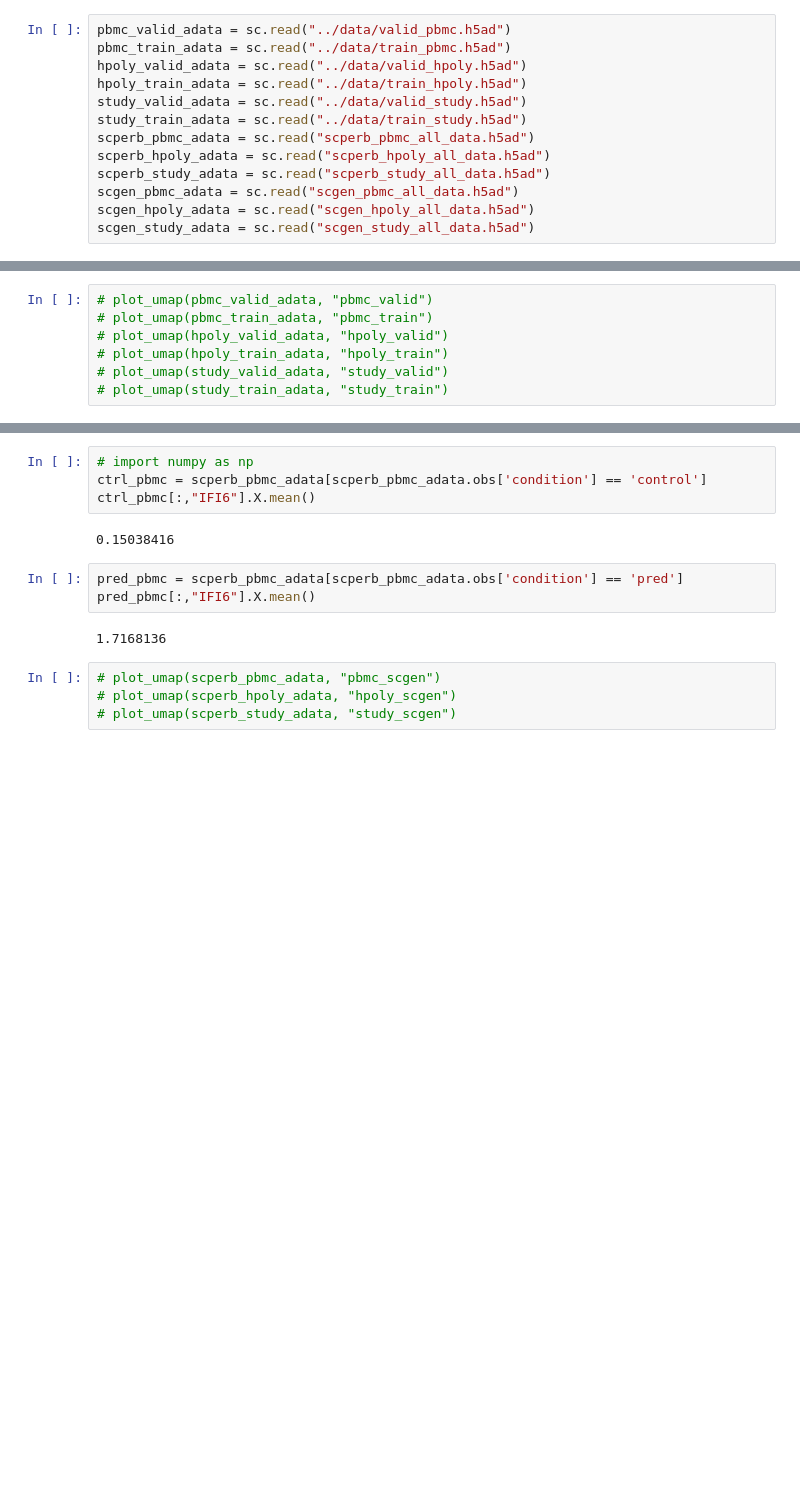
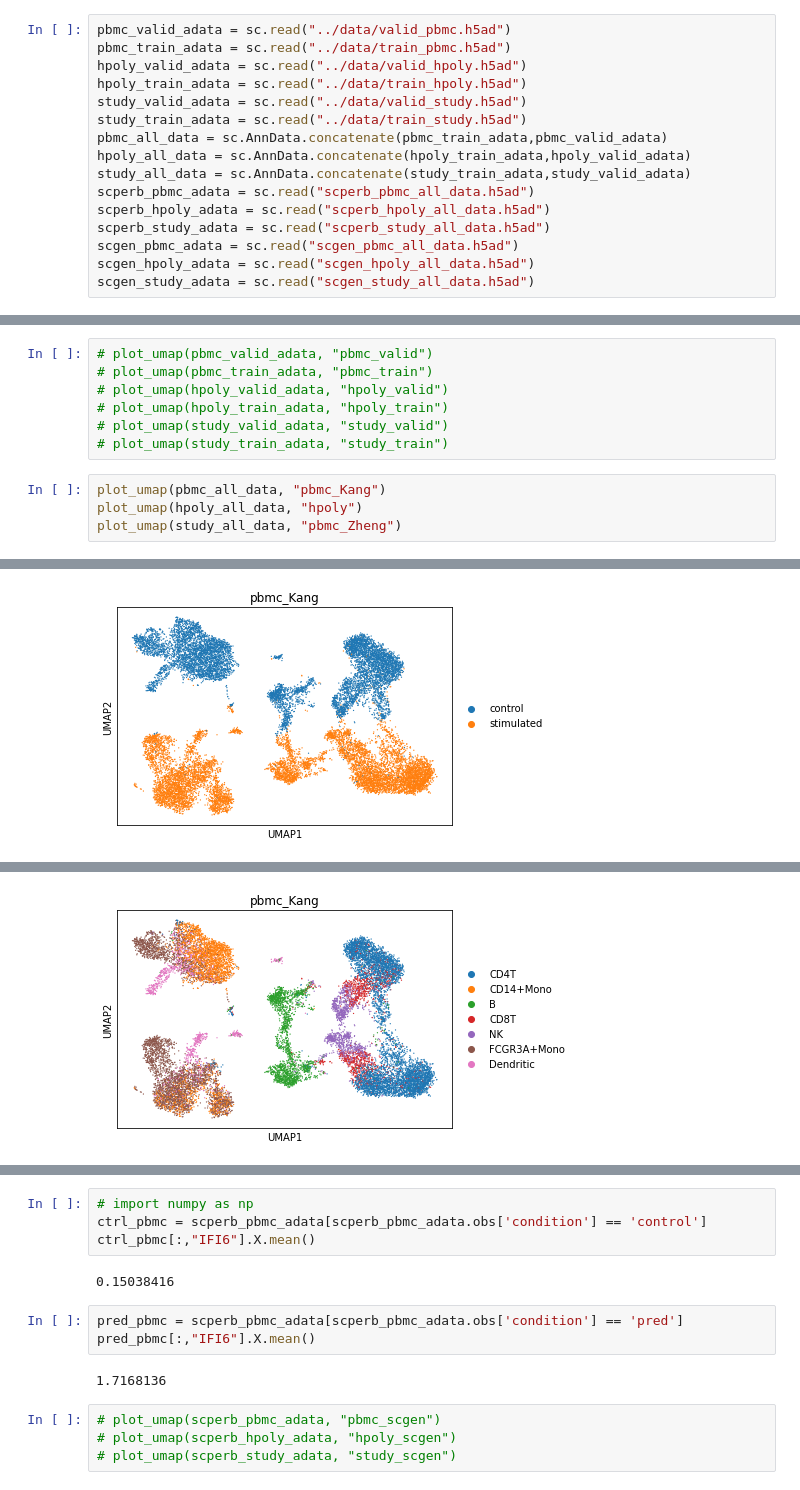
Before and after one commit to tongtongtot/scperb-tutorial, a Jupyter notebook: result & jupyters/plot_umap.ipynb, the cells around one changed output, grey strips where cells are left out. Drawn from its saved outputs; the diff is of its cells as text; blank space fills up the shorter version.

```diff
--- a/result & jupyters/plot_umap.ipynb
+++ b/result & jupyters/plot_umap.ipynb
@@ -11,6 +11,9 @@ hpoly_valid_adata = sc.read("../data/valid_hpoly.h5ad")
 hpoly_train_adata = sc.read("../data/train_hpoly.h5ad")
 study_valid_adata = sc.read("../data/valid_study.h5ad")
 study_train_adata = sc.read("../data/train_study.h5ad")
+pbmc_all_data = sc.AnnData.concatenate(pbmc_train_adata,pbmc_valid_adata)
+hpoly_all_data = sc.AnnData.concatenate(hpoly_train_adata,hpoly_valid_adata)
+study_all_data = sc.AnnData.concatenate(study_train_adata,study_valid_adata)
 scperb_pbmc_adata = sc.read("scperb_pbmc_all_data.h5ad")
 scperb_hpoly_adata = sc.read("scperb_hpoly_all_data.h5ad")
 scperb_study_adata = sc.read("scperb_study_all_data.h5ad")
@@ -108,3 +146,8 @@ def plot_umap(adata, name, cell_type = ""):
 # plot_umap(hpoly_train_adata, "hpoly_train")
 # plot_umap(study_valid_adata, "study_valid")
 # plot_umap(study_train_adata, "study_train")
+# %%
+plot_umap(pbmc_all_data, "pbmc_Kang")
+plot_umap(hpoly_all_data, "hpoly")
+plot_umap(study_all_data, "pbmc_Zheng")
+# %% [output]
@@ -110,0 +156 @@ def plot_umap(adata, name, cell_type = ""):
+[figure, added]
@@ -110,0 +158 @@ def plot_umap(adata, name, cell_type = ""):
+[figure, added]
```
Also changed, not shown: parts of 6 cells of this notebook, 15 other files.
